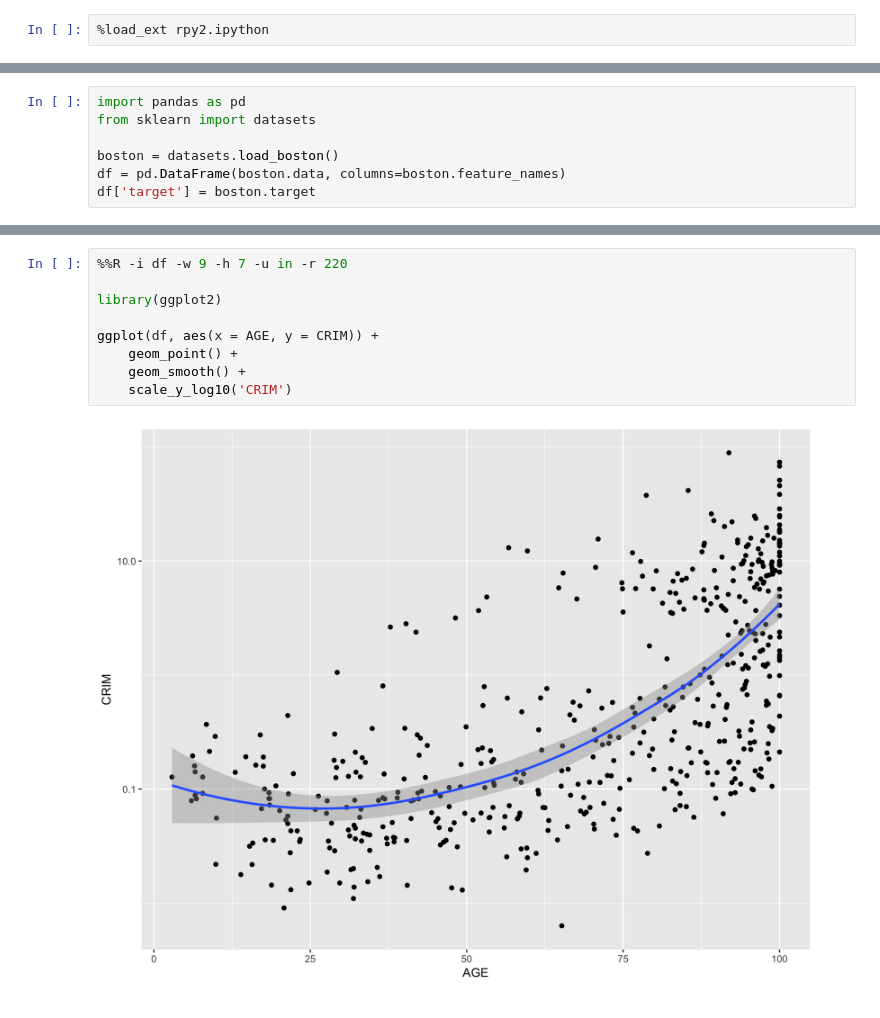
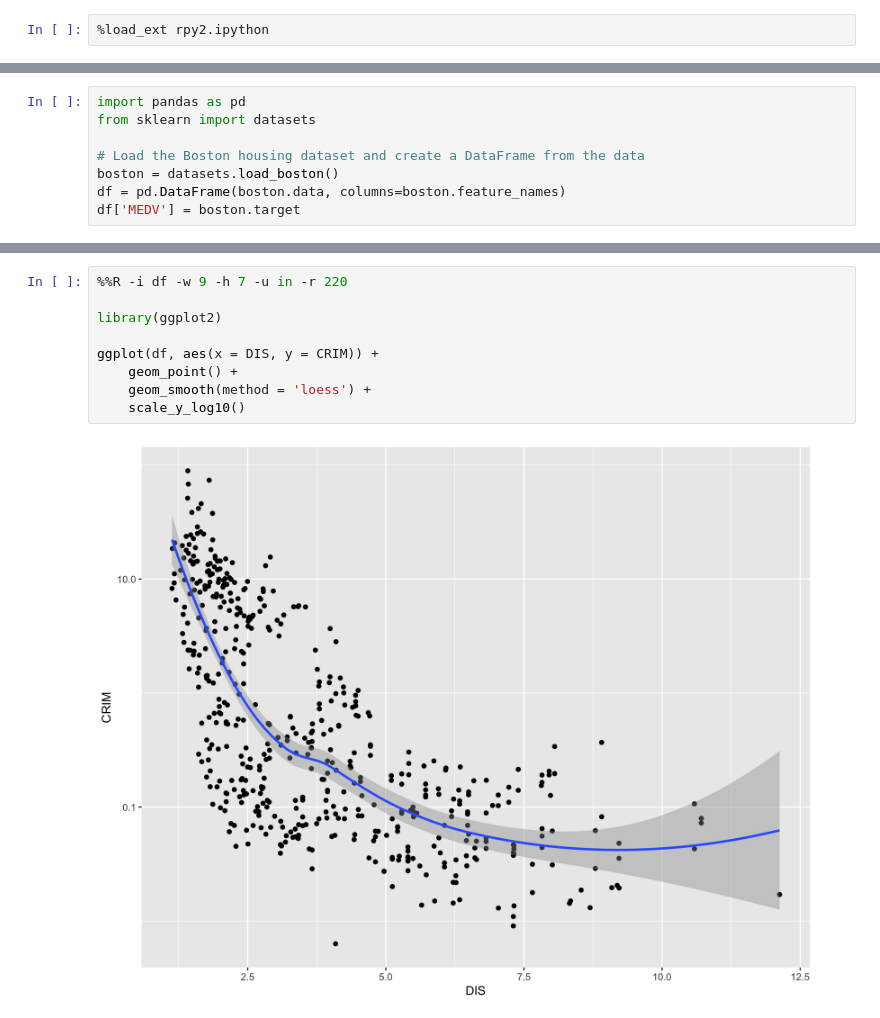
Before and after one commit to croach/pydata_nyc_2017, a Jupyter notebook: notebooks/rpy2.ipynb, the cells around one changed output, grey strips where cells are left out. Cells and saved outputs as stored; diff of their text form.

```diff
--- a/notebooks/rpy2.ipynb
+++ b/notebooks/rpy2.ipynb
@@ -13,6 +15,7 @@ warnings.filterwarnings('ignore')
 import pandas as pd
 from sklearn import datasets
 
+# Load the Boston housing dataset and create a DataFrame from the data
 boston = datasets.load_boston()
 df = pd.DataFrame(boston.data, columns=boston.feature_names)
-df['target'] = boston.target
+df['MEDV'] = boston.target
@@ -19,11 +51,11 @@ df['target'] = boston.target
 # %%
 %%R -i df -w 9 -h 7 -u in -r 220
 
 library(ggplot2)
 
-ggplot(df, aes(x = AGE, y = CRIM)) +
+ggplot(df, aes(x = DIS, y = CRIM)) +
     geom_point() +
-    geom_smooth() +
-    scale_y_log10('CRIM')
+    geom_smooth(method = 'loess') +
+    scale_y_log10()
 # %% [output]
-[figure, old version]
+[figure, new version]
```
Also changed, not shown: parts of 9 cells of this notebook, 1 other file.
